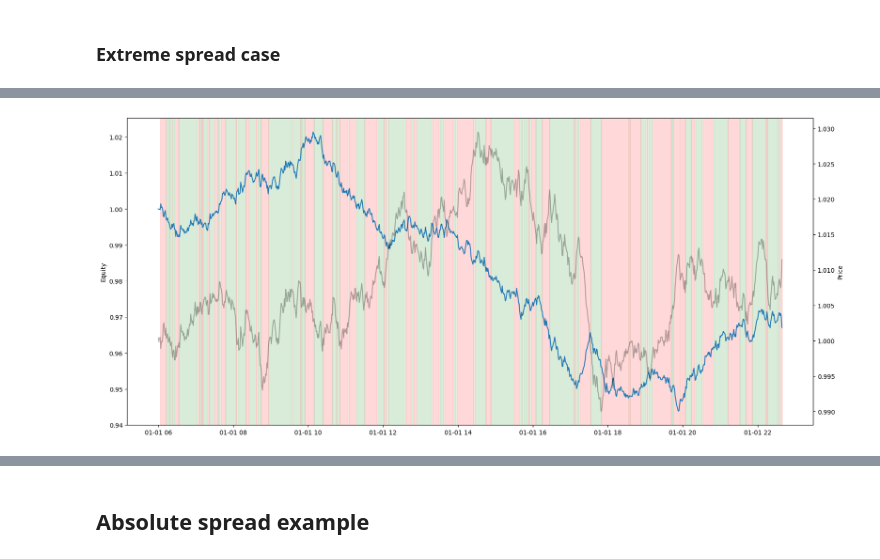
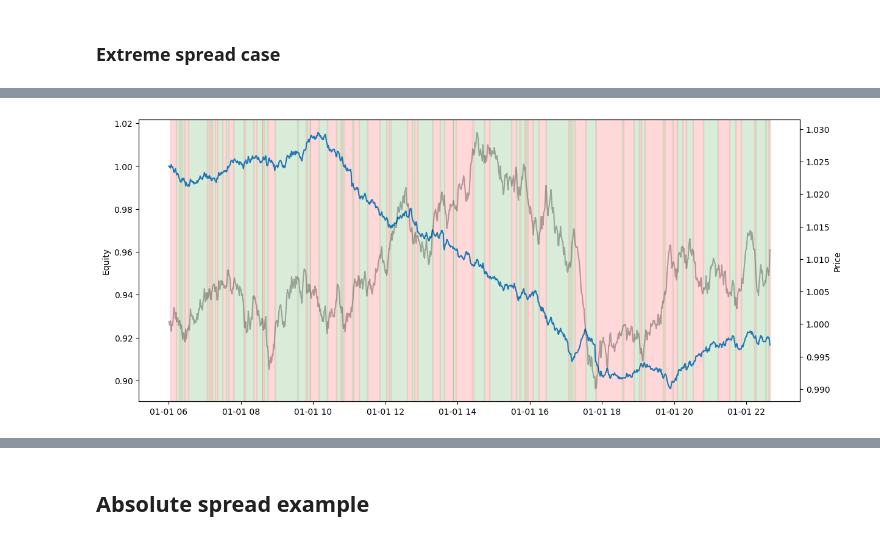
Before and after one commit to sysakm/backtester, a Jupyter notebook: backtester_demo.ipynb, the cells around one changed output, grey strips where cells are left out. Cells and saved outputs as stored; diff of their text form; code cells hidden in the pictures.

```diff
--- a/backtester_demo.ipynb
+++ b/backtester_demo.ipynb
@@ -44,19 +42,8 @@ return_df, trade_df = backtest.backtester(price_df, signal_df, spread=0.0002)
-# %%
-# TODO: move to separate module
-fig, ax = plt.subplots(figsize=(20, 9))
-ax.plot(return_df['t'], return_df['equity'])
-ymin, ymax = ax.get_ylim()
-ax.fill_between(return_df['t'], ymin, ymax, where=(return_df['r_position'] > 0), color='green', alpha=0.15)
-ax.fill_between(return_df['t'], ymin, ymax, where=(return_df['r_position'] < 0), color='red', alpha=0.15)
-ax.set_ylim(ymin, ymax)
-ax.set_ylabel('Equity')
-
-ax2 = ax.twinx()
-ax2.plot(price_df['t'], price_df['price'], c='black', alpha=0.3)
-ax2.set_ylabel('Price')
-plt.show()
-# %% [output]
-[figure, removed]
 # %%
-spread_df = pd.DataFrame({'t': times, 'quoted_spread': 0.0002 * np.exp(norm_gen.normal(loc=0, scale=2, size=n))})
+spread_df = utils.generate_random_spreads(rng, n)
+# spread_df = pd.DataFrame({'t': times, 'quoted_spread': 0.0002 * np.exp(norm_gen.normal(loc=0, scale=2, size=n))})
 return_df, trade_df = backtest.backtester(price_df, signal_df, spread=spread_df)
+utils.draw_results(return_df, price_df)
+plt.show()
+# %% [output]
+[figure, added]
```
Also changed, not shown: parts of 17 cells of this notebook, 2 other files.
